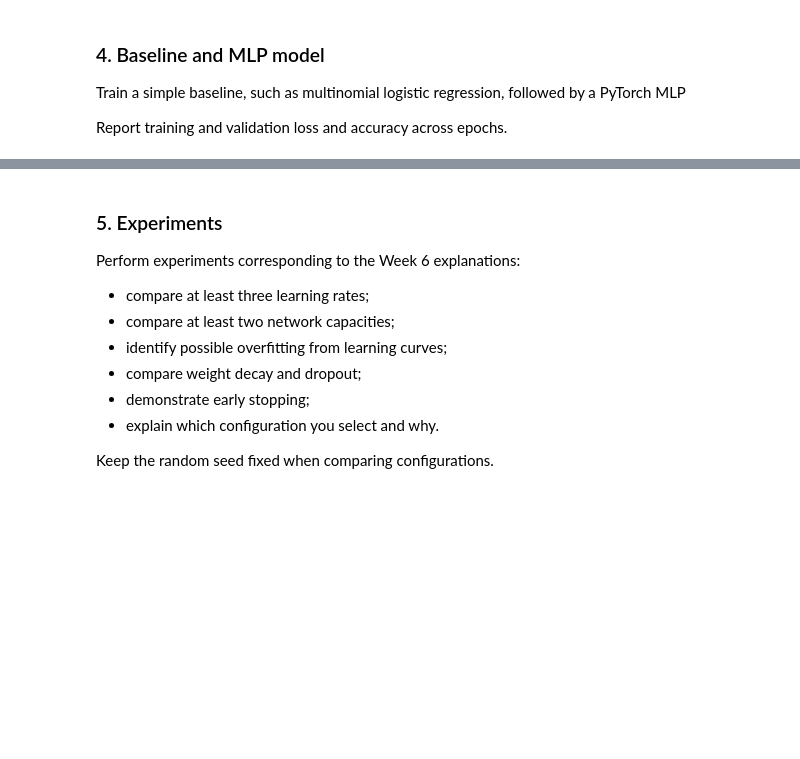
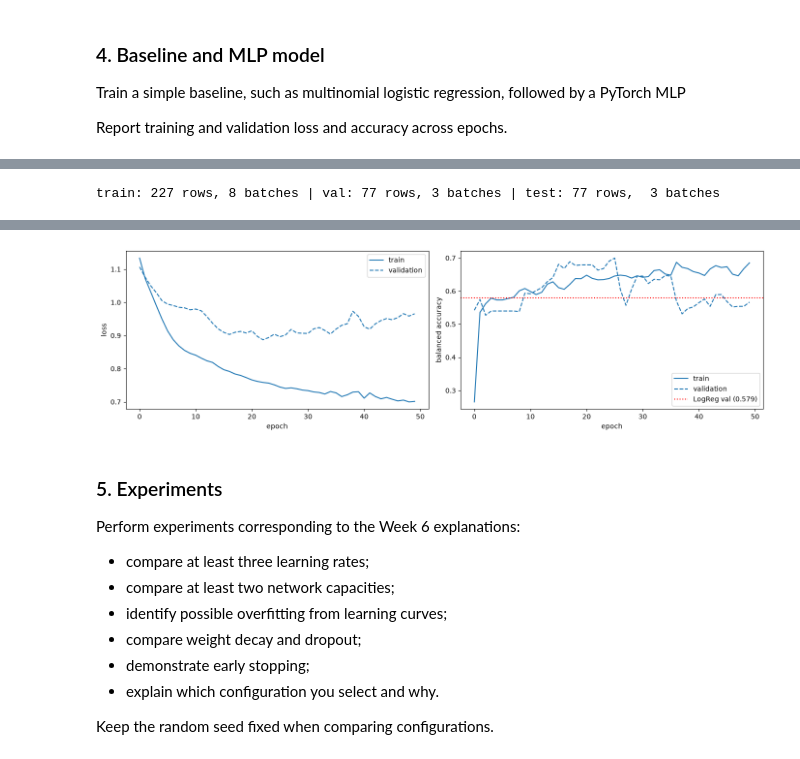
Before and after one commit to ALEGATOR1209/KSE_ML_for_bioinformatics, a Jupyter notebook: practicals/week6/Assignment6.ipynb, the cells around one changed output, grey strips where cells are left out. Saved outputs shown, nothing was run; the diff lists cells and outputs as text; code cells hidden in the pictures; blank space fills up the shorter version.

```diff
--- a/practicals/week6/Assignment6.ipynb
+++ b/practicals/week6/Assignment6.ipynb
@@ -272,3 +273,15 @@ pd.DataFrame({
 Train a simple baseline, such as multinomial logistic regression, followed by a PyTorch MLP
 
 Report training and validation loss and accuracy across epochs.
+# %%
+model = make_pipeline(
+  StandardScaler(),
+  LogisticRegression(class_weight="balanced", random_state=RANDOM_STATE),
+)
+
+model.fit(X_train, y_train)
+acc_val = balanced_accuracy_score(y_val, model.predict(X_val))
+acc_test = balanced_accuracy_score(y_test, model.predict(X_test))
+
+print(f"Validation weighted accuracy: {acc_val}")
+print(f"Test weighted accuracy: {acc_test}")
@@ -274,0 +341,24 @@ Report training and validation loss and accuracy across epochs.
+# %%
+BATCH_SIZE = 32
+
+def to_dataset(X, y):
+  X_t = torch.tensor(X.to_numpy(), dtype=torch.float32)
+  y_t = torch.tensor(pd.Categorical(y, categories=CLASSES).codes, dtype=torch.long)
+  return TensorDataset(X_t, y_t)
+
+train_ds = to_dataset(X_train, y_train)
+val_ds = to_dataset(X_val, y_val)
+test_ds = to_dataset(X_test, y_test)
+
+train_loader = DataLoader(
+  train_ds, batch_size=BATCH_SIZE, shuffle=True,
+  generator=torch.Generator().manual_seed(RANDOM_STATE),
+)
+
+val_loader = DataLoader(val_ds, batch_size=BATCH_SIZE)
+test_loader = DataLoader(test_ds, batch_size=BATCH_SIZE)
+
+xb, yb = next(iter(train_loader))
+print(f"train: {len(train_ds)} rows, {len(train_loader)} batches | val: {len(val_ds)} rows, {len(val_loader)} batches | test: {len(test_ds)} rows,  {len(test_loader)} batches")
+# %% [output]
+train: 227 rows, 8 batches | val: 77 rows, 3 batches | test: 77 rows,  3 batches
@@ -274,0 +488,5 @@ Report training and validation loss and accuracy across epochs.
+# %%
+model = MLP(X_train.shape[1], n_classes=CLASSES.size).to(DEVICE)
+_, history = train(model)
+plot_history(history, acc_baseline=acc_val)
+# %% [output]
@@ -275,3 +503,4 @@ Report training and validation loss and accuracy across epochs.
+[figure, added]
 # %% [markdown]
 ### 5. Experiments
 
```
Also changed, not shown: parts of 8 cells of this notebook.
